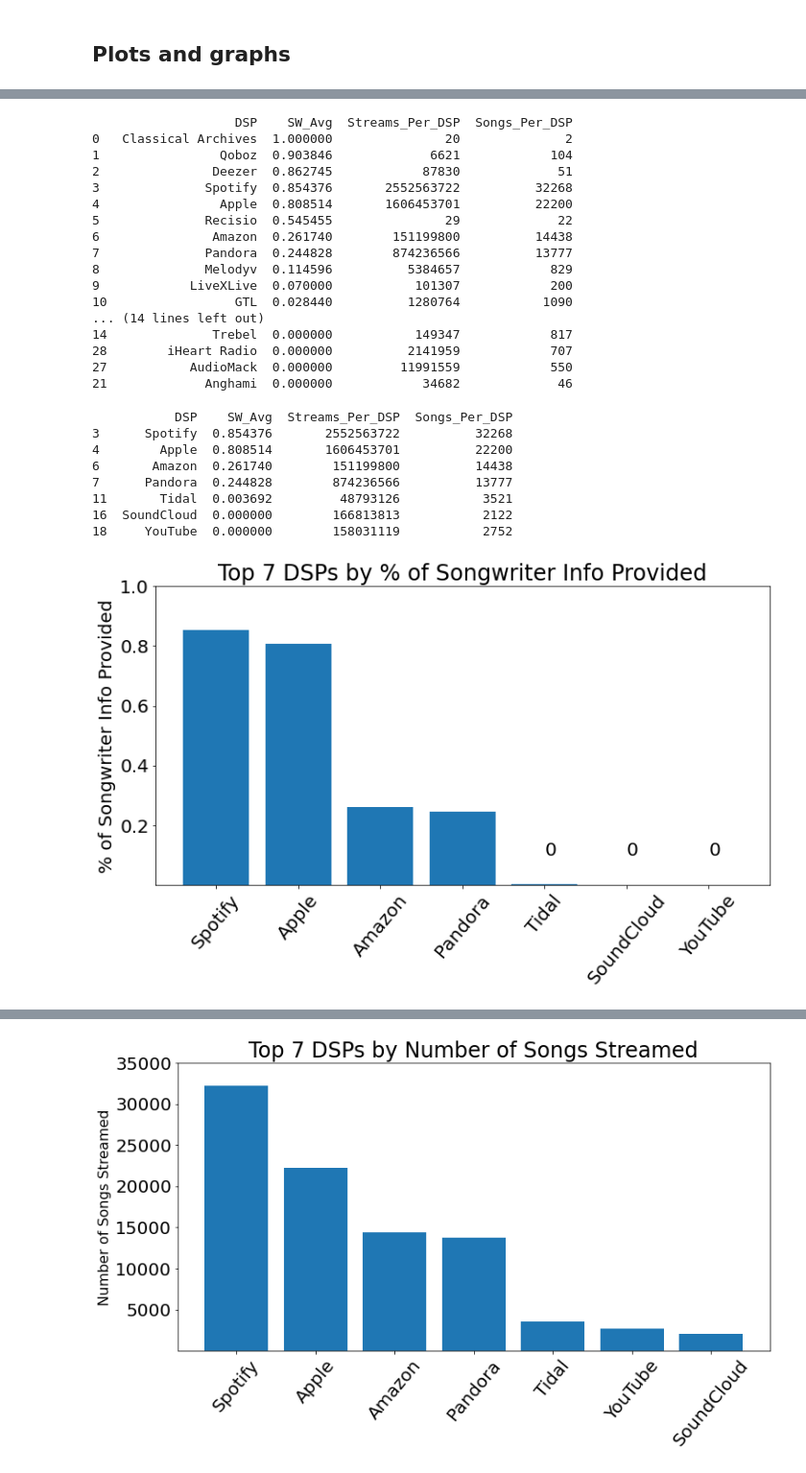
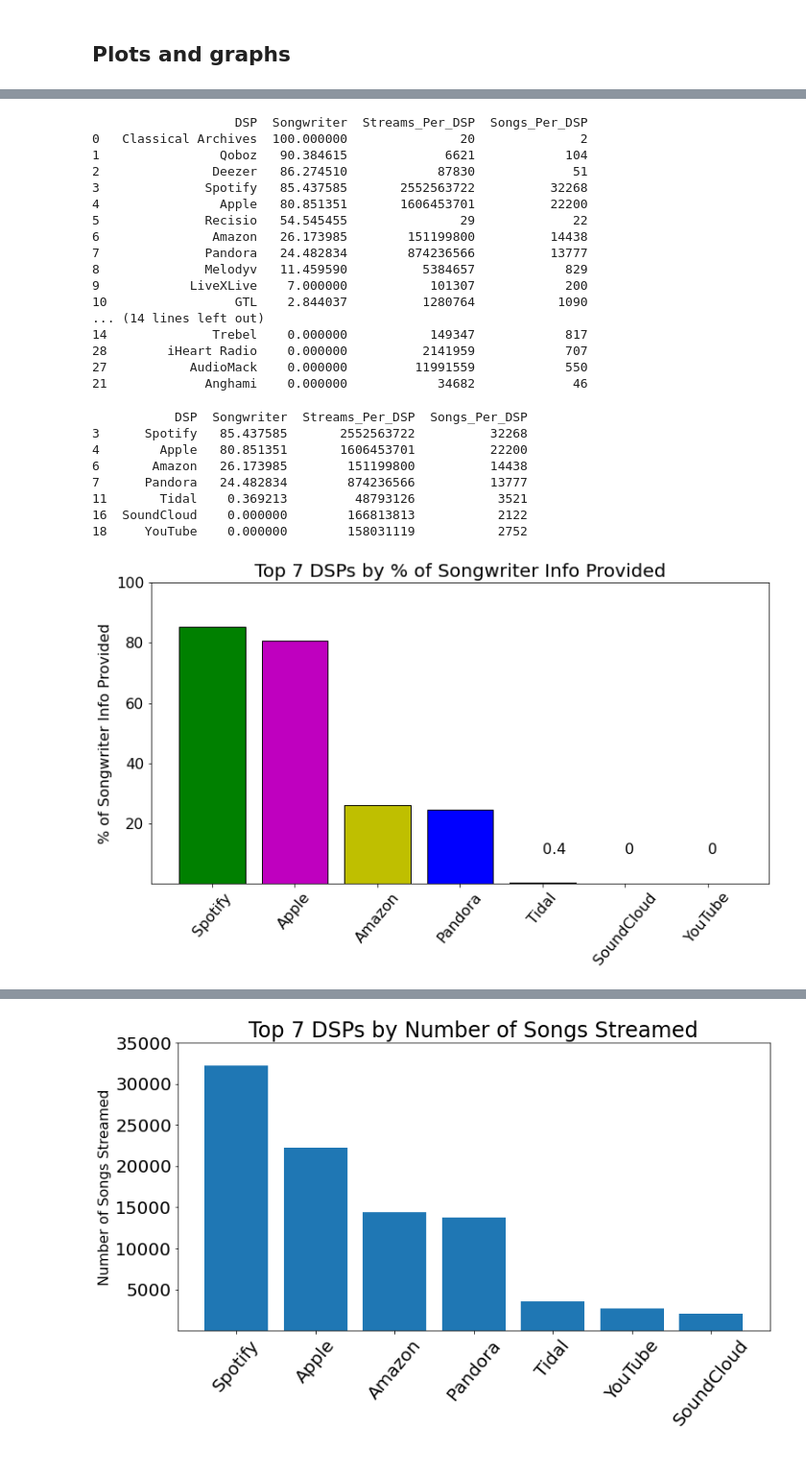
Before and after one commit to NSS-Data-Analytics-Cohort-6/mlc-project-nan-nagini, a Jupyter notebook: Notebooks/mlc_python_proj.ipynb, the cells around one changed output, grey strips where cells are left out. Shown at 96% size. Saved outputs shown, nothing was run; the diff lists cells and outputs as text; code cells hidden in the pictures.

```diff
--- a/Notebooks/mlc_python_proj.ipynb
+++ b/Notebooks/mlc_python_proj.ipynb
@@ -19,7 +19,7 @@ mlc.head()
 ### Clean up dataset
 # %%
 # Rename columns
-mlc.columns = ['ISRC', 'Country', 'Registrant', 'Release_Year', 'Period', 'DSP', 'Streams', 'Artist', 'Label', 'Song', 'Album', 'Duration', 'Songwriter?']
+mlc.columns = ['ISRC', 'Country', 'Registrant', 'Release_Year', 'Period', 'DSP', 'Streams', 'Artist', 'Label', 'Song', 'Album', 'Duration', 'Songwriter']
 # %%
 mlc["Streams"] = mlc["Streams"].str.replace(",", "")
 mlc["Streams"] = mlc["Streams"].str.replace(" ", "")
@@ -117,7 +117,7 @@ Name: Songwriter?, dtype: float64
 # %%
 # Make sw_ratio into dataframe and rename the first column (DSP is index)
-songwriter_df = pd.DataFrame(sw_ratio)
-songwriter_df.reset_index(inplace=True)
-songwriter_df.columns = ['DSP', 'SW_Avg']
-print(songwriter_df)
+mlc["Songwriter"] = pd.to_numeric(mlc["Songwriter"]*100)
+sw_ratio = mlc.groupby('DSP')['Songwriter'].mean()
+sw_ratio = sw_ratio.sort_values(ascending=False)
+print(sw_ratio)
 # %% [output]
@@ -243,6 +243,6 @@ print(rows_df)
 ## Merge the three dataframes together on DSP
 # %%
 # Merge the three dataframes together on DSP
-DSP_df1 = pd.merge(songwriter_df, streams_df, on=['DSP'], how='inner')
+DSP_df1 = pd.merge(sw_ratio, streams_df, on=['DSP'], how='inner')
 print(DSP_df1)
 # %% [output]
@@ -340,50 +340,50 @@ plt.title('Top 7 DSPs by Number of Streams');
 # %%
-SW_avg_df = DSP_df2.sort_values(by=['SW_Avg'], ascending=False)
+SW_avg_df = DSP_df2.sort_values(by=['Songwriter'], ascending=False)
 print(SW_avg_df)
 # %% [output]
-                   DSP    SW_Avg  Streams_Per_DSP  Songs_Per_DSP
-0   Classical Archives  1.000000               20              2
-1                Qoboz  0.903846             6621            104
-2               Deezer  0.862745            87830             51
-3              Spotify  0.854376       2552563722          32268
-4                Apple  0.808514       1606453701          22200
-5              Recisio  0.545455               29             22
-6               Amazon  0.261740        151199800          14438
-7              Pandora  0.244828        874236566          13777
-8              Melodyv  0.114596          5384657            829
-9            LiveXLive  0.070000           101307            200
-10                 GTL  0.028440          1280764           1090
+                   DSP  Songwriter  Streams_Per_DSP  Songs_Per_DSP
+0   Classical Archives  100.000000               20              2
+1                Qoboz   90.384615             6621            104
+2               Deezer   86.274510            87830             51
+3              Spotify   85.437585       2552563722          32268
+4                Apple   80.851351       1606453701          22200
+5              Recisio   54.545455               29             22
+6               Amazon   26.173985        151199800          14438
+7              Pandora   24.482834        874236566          13777
+8              Melodyv   11.459590          5384657            829
+9            LiveXLive    7.000000           101307            200
+10                 GTL    2.844037          1280764           1090
 ... (14 lines left out)
-14              Trebel  0.000000           149347            817
-28        iHeart Radio  0.000000          2141959            707
-27           AudioMack  0.000000         11991559            550
-21             Anghami  0.000000            34682             46
+14              Trebel    0.000000           149347            817
+28        iHeart Radio    0.000000          2141959            707
+27           AudioMack    0.000000         11991559            550
+21             Anghami    0.000000            34682             46
 # %%
 # Subset the top 7 DSPs by streams to include only those top 7 we want by SW_Avg desc
 top_7_sw = SW_avg_df.loc[SW_avg_df['DSP'].isin(['Spotify','Apple', 'Pandora', 'SoundCloud', 'YouTube', 'Amazon', 'Tidal'])]
 print(top_7_sw)
 # %% [output]
-           DSP    SW_Avg  Streams_Per_DSP  Songs_Per_DSP
-3      Spotify  0.854376       2552563722          32268
-4        Apple  0.808514       1606453701          22200
-6       Amazon  0.261740        151199800          14438
-7      Pandora  0.244828        874236566          13777
-11       Tidal  0.003692         48793126           3521
-16  SoundCloud  0.000000        166813813           2122
-18     YouTube  0.000000        158031119           2752
+           DSP  Songwriter  Streams_Per_DSP  Songs_Per_DSP
+3      Spotify   85.437585       2552563722          32268
+4        Apple   80.851351       1606453701          22200
+6       Amazon   26.173985        151199800          14438
+7      Pandora   24.482834        874236566          13777
+11       Tidal    0.369213         48793126           3521
+16  SoundCloud    0.000000        166813813           2122
+18     YouTube    0.000000        158031119           2752
 # %%
 # Plot top 7 by SW_Avg
 plt.figure(figsize=(12, 6))
-plt.bar(top_7_sw.DSP, top_7_sw.SW_Avg)
-plt.ylabel('% of Songwriter Info Provided')
-plt.xticks(rotation = 50)
-plt.yticks([0.2, 0.4, 0.6, 0.8, 1.0])
-plt.text('YouTube', 0.1, '0')
-plt.text('SoundCloud', 0.1, '0')
-plt.text('Tidal', 0.1, '0')
-plt.title('Top 7 DSPs by % of Songwriter Info Provided');
+plt.bar(top_7_sw.DSP, top_7_sw.Songwriter, color=['g', 'm', 'y', 'b', '1', 'orange', 'r'], edgecolor='black')
+plt.ylabel('% of Songwriter Info Provided', fontsize=16)
+plt.xticks(rotation = 50, fontsize=16)
+plt.yticks([20, 40, 60, 80, 100], fontsize=16)
+plt.text('YouTube', 10, '0', fontsize=16)
+plt.text('SoundCloud', 10, '0', fontsize=16)
+plt.text('Tidal', 10, '0.4', fontsize=16)
+plt.title('Top 7 DSPs by % of Songwriter Info Provided', fontsize=20);
 # %% [output]
-[figure, old version]
+[figure, new version]
 # %%
 # Subset the DSPs by Songs_Per_DSP
 Songs_Per_DSP_df = DSP_df2.sort_values(by=['Songs_Per_DSP'], ascending=False)
```
Also changed, not shown: parts of 11 cells of this notebook.
